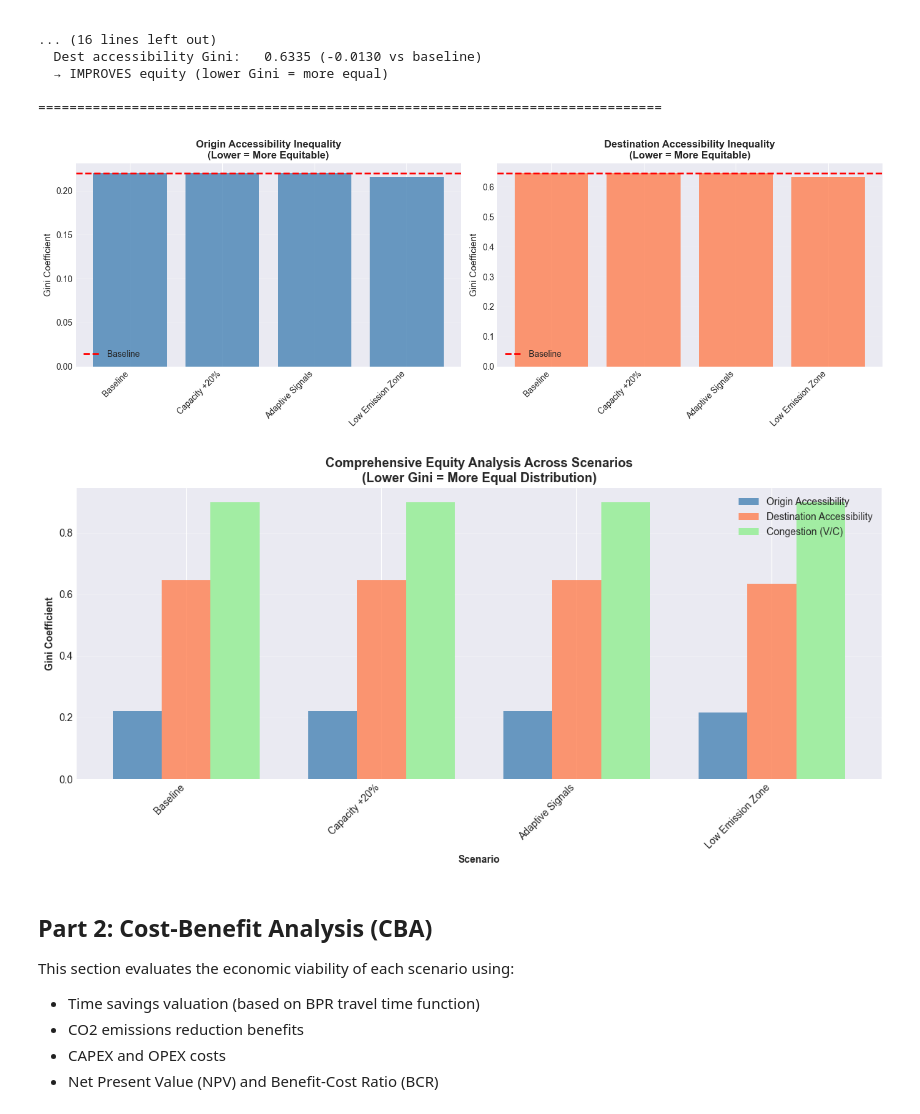
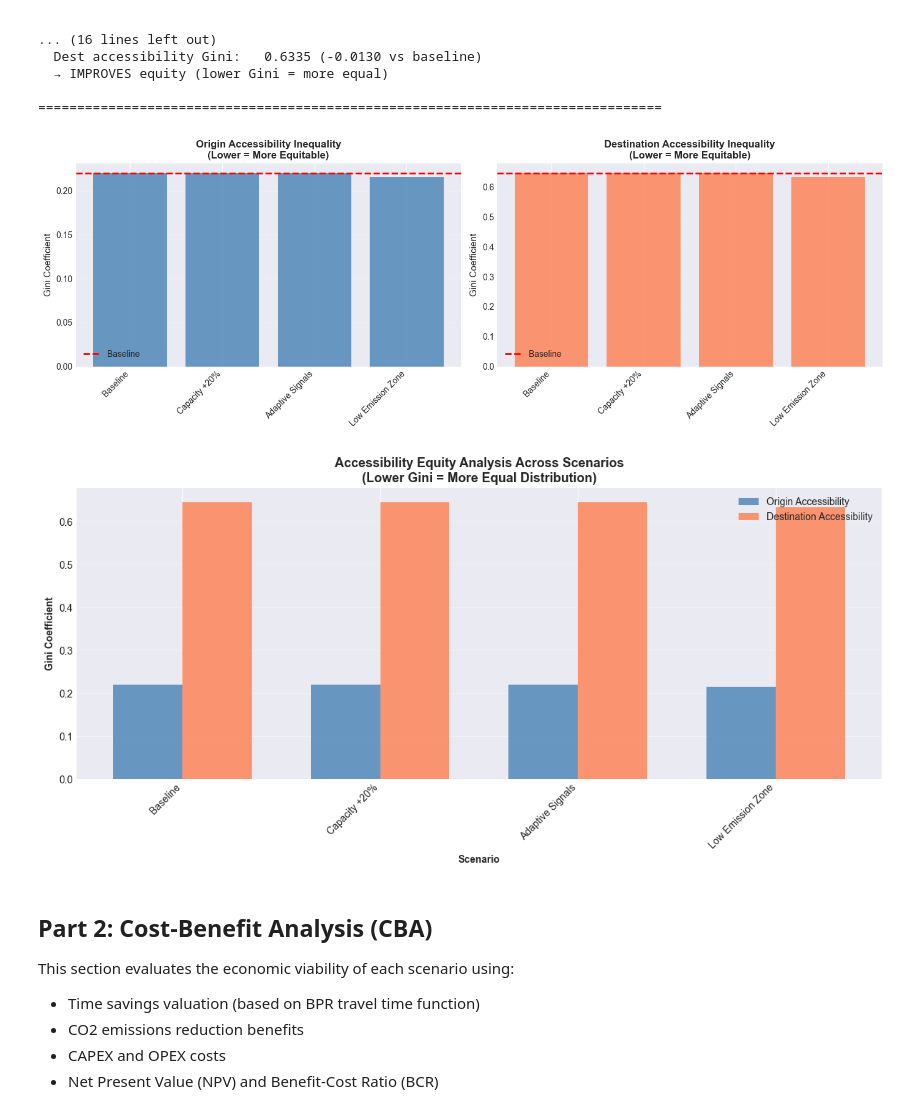
Before and after one commit to antoinekc8/DOTNET_project, a Jupyter notebook: notebook/antoine cba mca analysis.ipynb, the cells around one changed output. Saved outputs shown, nothing was run; the diff lists cells and outputs as text; code cells hidden in the pictures.

```diff
--- a/notebook/antoine cba mca analysis.ipynb
+++ b/notebook/antoine cba mca analysis.ipynb
@@ -590,49 +590,39 @@ ax2.axhline(baseline_metrics['gini_dest_accessibility'], color='red',
 ax2.set_ylabel('Gini Coefficient', fontsize=11)
 ax2.set_xlabel('')
 ax2.set_title('Destination Accessibility Inequality\n(Lower = More Equitable)', fontweight='bold')
 ax2.set_xticks(x_pos)
 ax2.set_xticklabels(access_gini_df['scenario'], rotation=45, ha='right')
 ax2.grid(True, alpha=0.3, axis='y')
 ax2.legend()
 
 plt.tight_layout()
 plt.show()
 
-# Calculate V/C Gini coefficients for combined visualization
-vc_gini_values = [
-    gini(lp_base['volume'] / lp_base['capacity'].replace(0, np.nan)),
-    gini(lp_s1['volume'] / lp_s1['capacity'].replace(0, np.nan)),
-    gini(lp_s2['volume'] / lp_s2['capacity'].replace(0, np.nan)),
-    gini(lp_s3['volume'] / lp_s3['capacity'].replace(0, np.nan))
-]
-
-# Additional visualization: Combined equity metrics
+# Additional visualization: Combined accessibility equity metrics
 fig, ax = plt.subplots(figsize=(12, 6))
 
 x = np.arange(len(access_gini_df))
-width = 0.25
+width = 0.35
 
-bars1 = ax.bar(x - width, access_gini_df['gini_origin_accessibility'], width,
+bars1 = ax.bar(x - width/2, access_gini_df['gini_origin_accessibility'], width,
                label='Origin Accessibility', color='steelblue', alpha=0.8)
-bars2 = ax.bar(x, access_gini_df['gini_dest_accessibility'], width,
+bars2 = ax.bar(x + width/2, access_gini_df['gini_dest_accessibility'], width,
                label='Destination Accessibility', color='coral', alpha=0.8)
-bars3 = ax.bar(x + width, vc_gini_values, width,
-               label='Congestion (V/C)', color='lightgreen', alpha=0.8)
 
 ax.set_xlabel('Scenario', fontweight='bold')
 ax.set_ylabel('Gini Coefficient', fontweight='bold')
-ax.set_title('Comprehensive Equity Analysis Across Scenarios\n(Lower Gini = More Equal Distribution)',
+ax.set_title('Accessibility Equity Analysis Across Scenarios\n(Lower Gini = More Equal Distribution)',
              fontweight='bold', fontsize=13)
 ax.set_xticks(x)
 ax.set_xticklabels(access_gini_df['scenario'], rotation=45, ha='right')
 ax.legend()
 ax.grid(True, alpha=0.3, axis='y')
 
 plt.tight_layout()
 plt.show()
 # %% [output]
 [figure]
-[figure, old version]
+[figure, new version]
 # %% [markdown]
 ## Part 2: Cost-Benefit Analysis (CBA)
 
```
